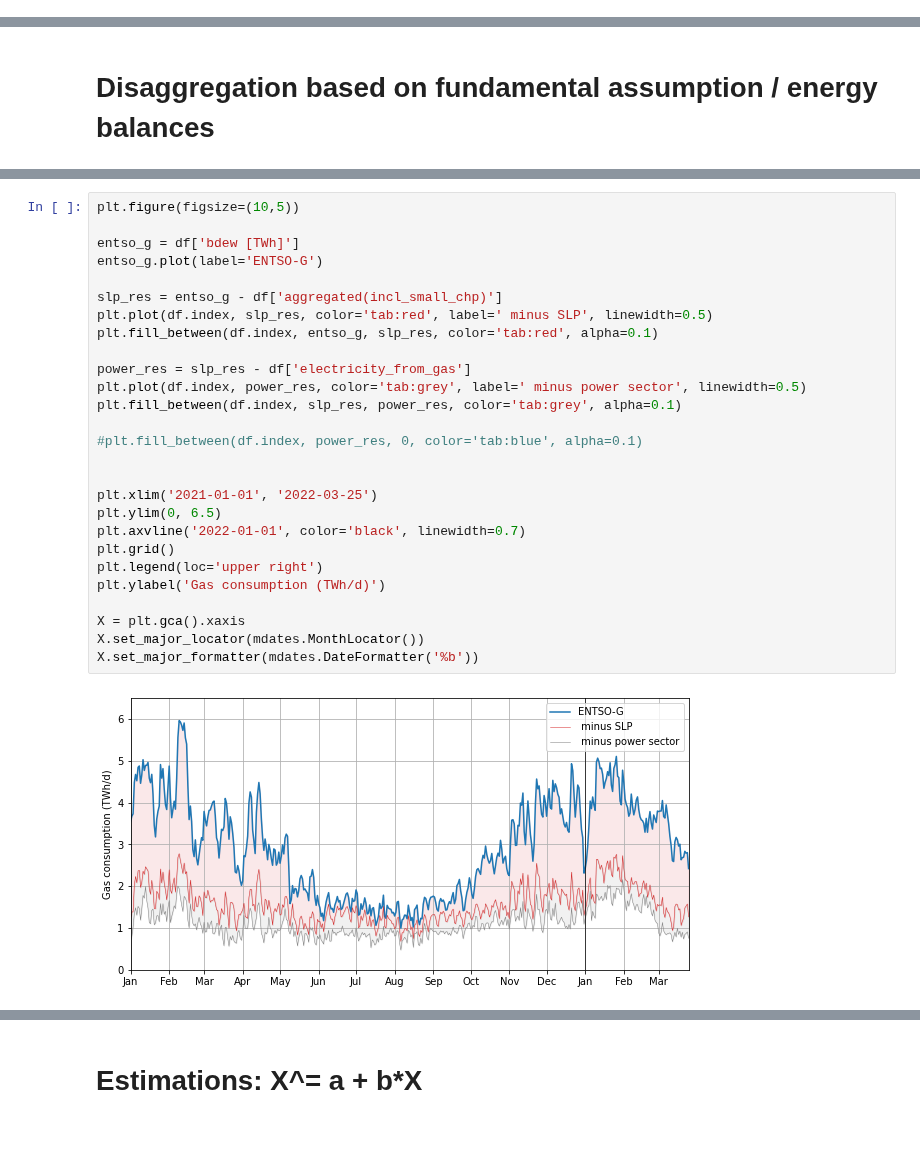
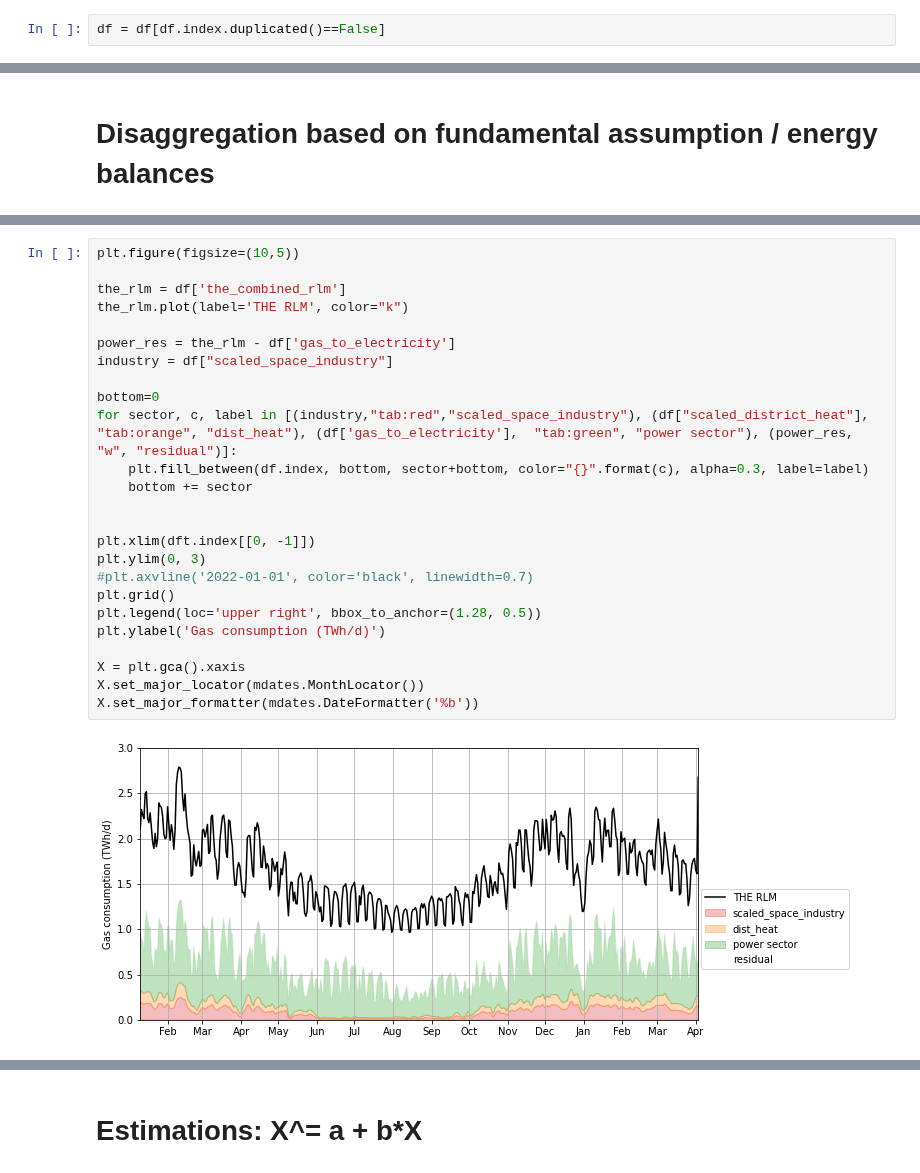
Before and after one commit to oruhnau/energy_demand, a Jupyter notebook: top_down/analysis.ipynb, the cells around one changed output, grey strips where cells are left out. Cells and saved outputs as stored; diff of their text form; blank space fills up the shorter version.

```diff
--- a/top_down/analysis.ipynb
+++ b/top_down/analysis.ipynb
@@ -36,0 +44,2 @@ df
+# %%
+df = df[df.index.duplicated()==False]
@@ -39,31 +179,29 @@ df
 # %%
 plt.figure(figsize=(10,5))
 
-entso_g = df['bdew [TWh]']
-entso_g.plot(label='ENTSO-G')
+the_rlm = df['the_combined_rlm']
+the_rlm.plot(label='THE RLM', color="k")
 
-slp_res = entso_g - df['aggregated(incl_small_chp)']
-plt.plot(df.index, slp_res, color='tab:red', label=' minus SLP', linewidth=0.5)
-plt.fill_between(df.index, entso_g, slp_res, color='tab:red', alpha=0.1)
+power_res = the_rlm - df['gas_to_electricity']
+industry = df["scaled_space_industry"]
 
-power_res = slp_res - df['electricity_from_gas']
-plt.plot(df.index, power_res, color='tab:grey', label=' minus power sector', linewidth=0.5)
-plt.fill_between(df.index, slp_res, power_res, color='tab:grey', alpha=0.1)
-
-#plt.fill_between(df.index, power_res, 0, color='tab:blue', alpha=0.1)
+bottom=0
+for sector, c, label in [(industry,"tab:red","scaled_space_industry"), (df["scaled_district_heat"], "tab:orange", "dist_heat"), (df['gas_to_electricity'],  "tab:green", "power sector"), (power_res,  "w", "residual")]:
+    plt.fill_between(df.index, bottom, sector+bottom, color="{}".format(c), alpha=0.3, label=label)
+    bottom += sector
 
 
-plt.xlim('2021-01-01', '2022-03-25')
-plt.ylim(0, 6.5)
-plt.axvline('2022-01-01', color='black', linewidth=0.7)
+plt.xlim(dft.index[[0, -1]])
+plt.ylim(0, 3)
+#plt.axvline('2022-01-01', color='black', linewidth=0.7)
 plt.grid()
-plt.legend(loc='upper right')
+plt.legend(loc='upper right', bbox_to_anchor=(1.28, 0.5))
 plt.ylabel('Gas consumption (TWh/d)')
 
 X = plt.gca().xaxis
 X.set_major_locator(mdates.MonthLocator())
 X.set_major_formatter(mdates.DateFormatter('%b'))
 # %% [output]
-[figure, old version]
+[figure, new version]
 # %%
 plt.figure(figsize=(10,5))
```
Also changed, not shown: parts of 41 cells of this notebook, 10 other files.
